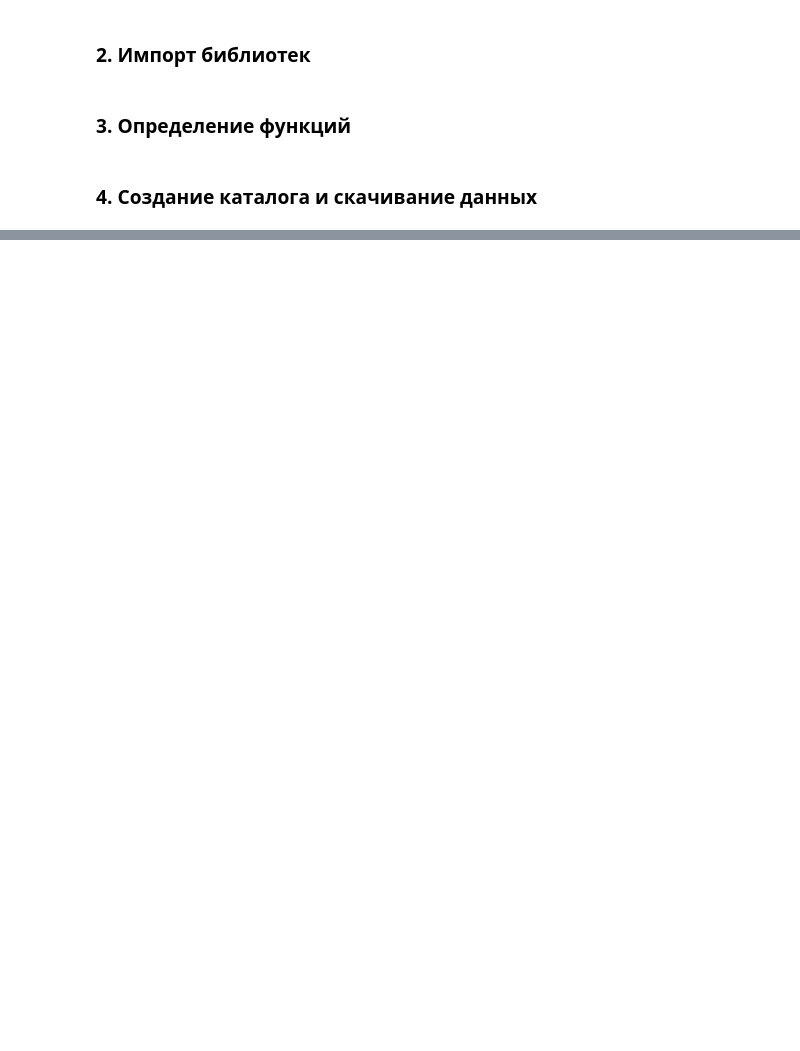
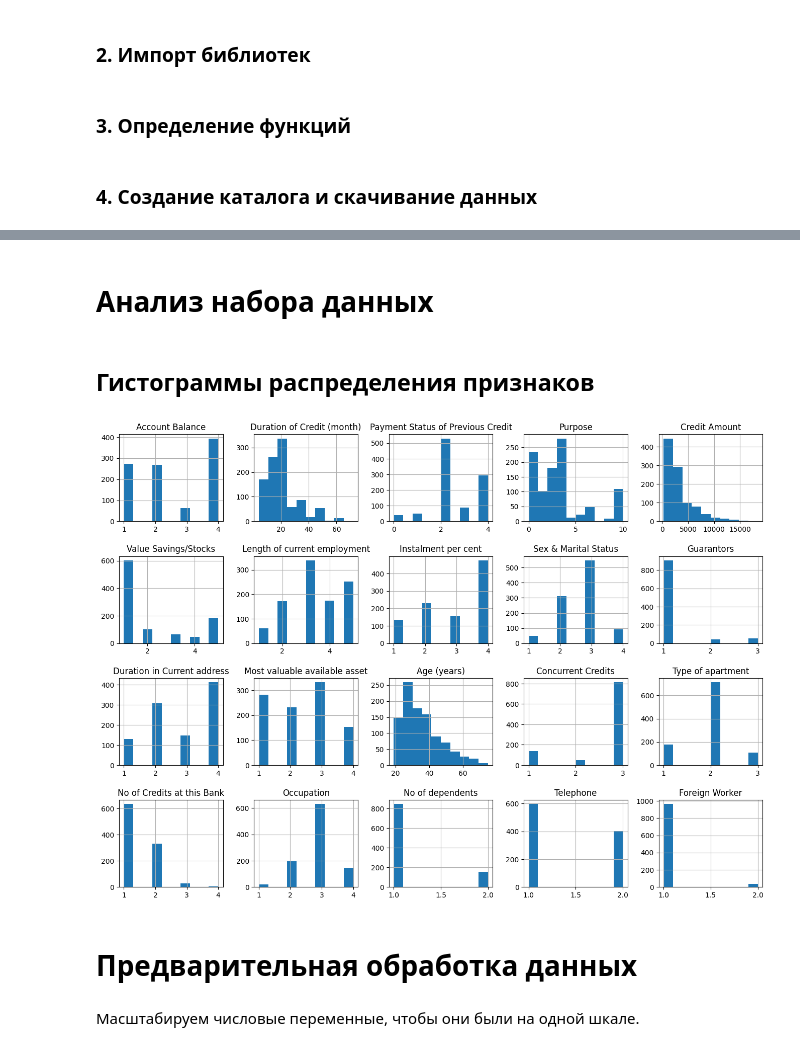
Before and after one commit to Losyash/mbml_II_hw, a Jupyter notebook: lab1/notebook.ipynb, the cells around one changed output, grey strips where cells are left out. Drawn from its saved outputs; the diff is of its cells as text; code cells hidden in the pictures; blank space fills up the shorter version.

```diff
--- a/lab1/notebook.ipynb
+++ b/lab1/notebook.ipynb
@@ -193,3 +64,0 @@ df.hist(column=numeric_columns, ax=axs);
-# %%
-for column in numeric_columns[3:]:
-  df[column], _ = yeojohnson(df[column])
@@ -546,0 +79,29 @@ feature_importance_plotter(all_model['model'], categorical_columns_list)
+# %% [markdown]
+# Анализ набора данных
+# %%
+# удаляем целевую переменную из признаков
+X, y = german_credit_df.drop(columns = ['Creditability']), german_credit_df['Creditability']
+# %% [markdown]
+## Гистограммы распределения признаков
+# %%
+# Количество строк и столбцов для расположения графиков
+num_rows = 4
+num_columns = 5
+
+# Создаем фигуру и оси
+fig, axes = plt.subplots(nrows=num_rows, ncols=num_columns, figsize=(16, 10))
+
+# Итерируемся по каждому столбцу и строке, чтобы построить графики
+for i, column in enumerate(X.columns):
+    row = i // num_columns
+    col = i % num_columns
+
+    X[column].hist(ax=axes[row, col], bins=10)
+    axes[row, col].set_title(column)
+
+# Настройка пространства между подграфиками
+plt.subplots_adjust(left=0, right=0.8, bottom=0, top=0.9, wspace=0.3, hspace=0.4)
+
+plt.show()
+# %% [output]
+[figure, added]
@@ -546,0 +122,4 @@ feature_importance_plotter(all_model['model'], categorical_columns_list)
+# %% [markdown]
+# Предварительная обработка данных
+# %% [markdown]
+Масштабируем числовые переменные, чтобы они были на одной шкале.
```
Also changed, not shown: parts of 113 cells of this notebook, 3 other files.
